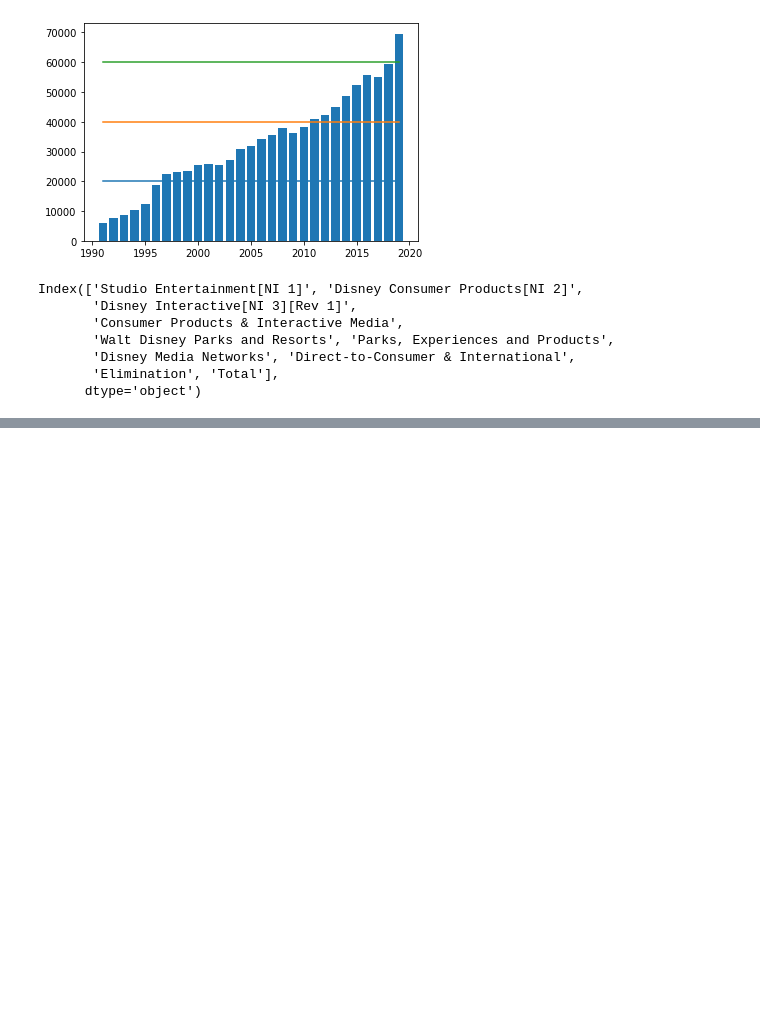
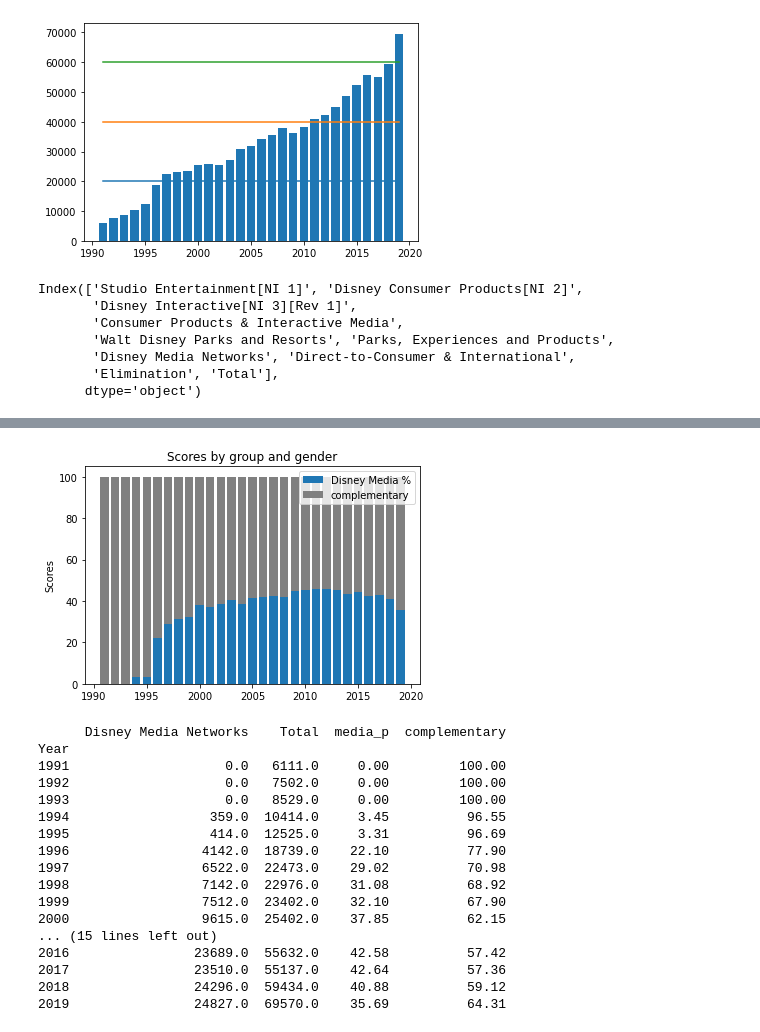
Before and after one commit to uomodellamansarda/DisneyMoviesAnalysis, a Jupyter notebook: DisneyRevenuesStreamsAnalysis.ipynb, the cells around one changed output, grey strips where cells are left out. Drawn from its saved outputs; the diff is of its cells as text; code cells hidden in the pictures; blank space fills up the shorter version.

```diff
--- a/DisneyRevenuesStreamsAnalysis.ipynb
+++ b/DisneyRevenuesStreamsAnalysis.ipynb
@@ -325,0 +424,35 @@ Year
+# %%
+labels=disney_media_network.index
+first_stack=disney_media_network['media_p']
+second_stack=disney_media_network['complementary']
+fig, ax = plt.subplots()
+
+ax.bar(labels, first_stack, label='Disney Media %')
+ax.bar(labels, second_stack,  color='grey', bottom=first_stack,
+       label='complementary')
+
+ax.set_ylabel('Scores')
+ax.set_title('Scores by group and gender')
+ax.legend()
+
+plt.show()
+print(disney_media_network)
+# %% [output]
+[figure, added]
+      Disney Media Networks    Total  media_p  complementary
+Year
+1991                    0.0   6111.0     0.00         100.00
+1992                    0.0   7502.0     0.00         100.00
+1993                    0.0   8529.0     0.00         100.00
+1994                  359.0  10414.0     3.45          96.55
+1995                  414.0  12525.0     3.31          96.69
+1996                 4142.0  18739.0    22.10          77.90
+1997                 6522.0  22473.0    29.02          70.98
+1998                 7142.0  22976.0    31.08          68.92
+1999                 7512.0  23402.0    32.10          67.90
+2000                 9615.0  25402.0    37.85          62.15
+... (15 lines left out)
+2016                23689.0  55632.0    42.58          57.42
+2017                23510.0  55137.0    42.64          57.36
+2018                24296.0  59434.0    40.88          59.12
+2019                24827.0  69570.0    35.69          64.31
```
Also changed, not shown: parts of 10 cells of this notebook.
